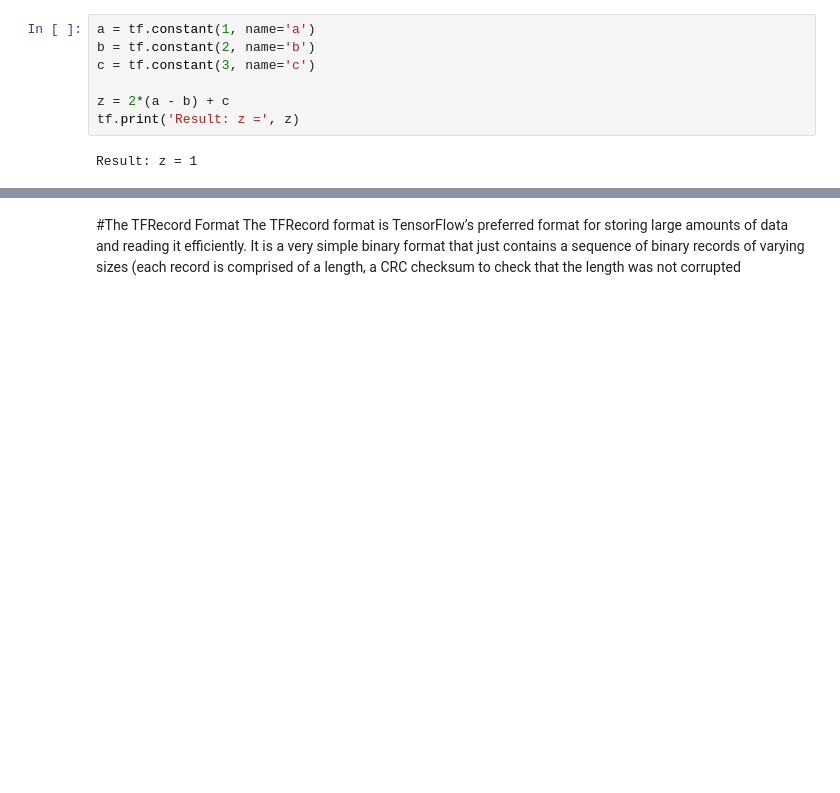
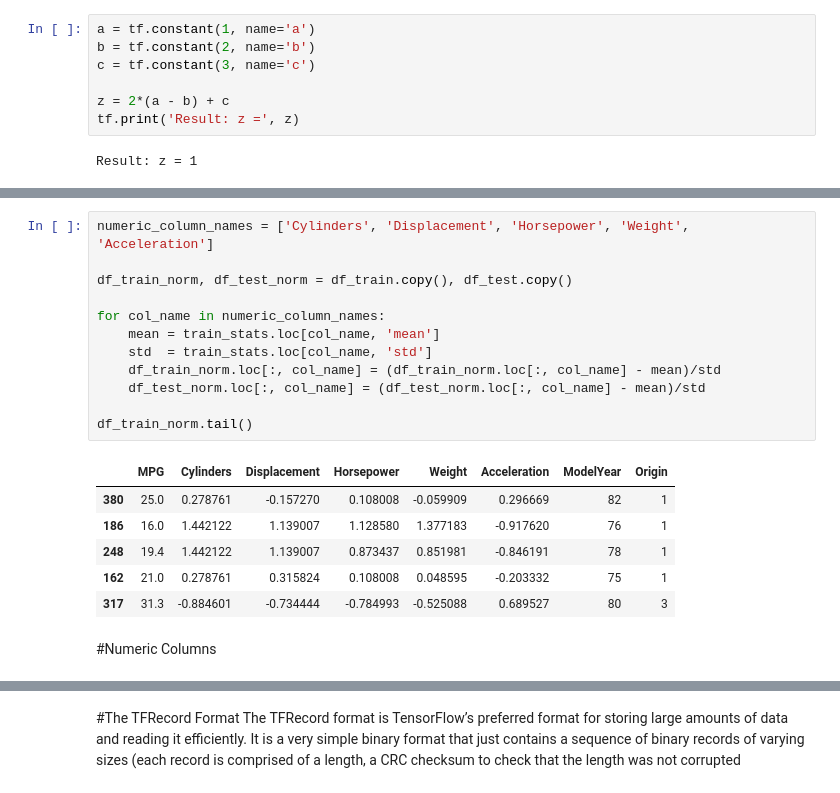
Before and after one commit to andysingal/deep-learning, a Jupyter notebook: Tensorflow_basics/Loading_and_Preprocessing_Data.ipynb, the cells around one changed output, grey strips where cells are left out. Saved outputs shown, nothing was run; the diff lists cells and outputs as text; blank space fills up the shorter version.

```diff
--- a/Tensorflow_basics/Loading_and_Preprocessing_Data.ipynb
+++ b/Tensorflow_basics/Loading_and_Preprocessing_Data.ipynb
@@ -419,0 +491,21 @@ Result: z = 1
+# %%
+numeric_column_names = ['Cylinders', 'Displacement', 'Horsepower', 'Weight', 'Acceleration']
+
+df_train_norm, df_test_norm = df_train.copy(), df_test.copy()
+
+for col_name in numeric_column_names:
+    mean = train_stats.loc[col_name, 'mean']
+    std  = train_stats.loc[col_name, 'std']
+    df_train_norm.loc[:, col_name] = (df_train_norm.loc[:, col_name] - mean)/std
+    df_test_norm.loc[:, col_name] = (df_test_norm.loc[:, col_name] - mean)/std
+
+df_train_norm.tail()
+# %% [output]
+|  | MPG | Cylinders | Displacement | Horsepower | Weight | Acceleration | ModelYear | Origin |
+| 380 | 25.0 | 0.278761 | -0.157270 | 0.108008 | -0.059909 | 0.296669 | 82 | 1 |
+| 186 | 16.0 | 1.442122 | 1.139007 | 1.128580 | 1.377183 | -0.917620 | 76 | 1 |
+| 248 | 19.4 | 1.442122 | 1.139007 | 0.873437 | 0.851981 | -0.846191 | 78 | 1 |
+| 162 | 21.0 | 0.278761 | 0.315824 | 0.108008 | 0.048595 | -0.203332 | 75 | 1 |
+| 317 | 31.3 | -0.884601 | -0.734444 | -0.784993 | -0.525088 | 0.689527 | 80 | 3 |
+# %% [markdown]
+#Numeric Columns
```
Also changed, not shown: parts of 21 cells of this notebook.
